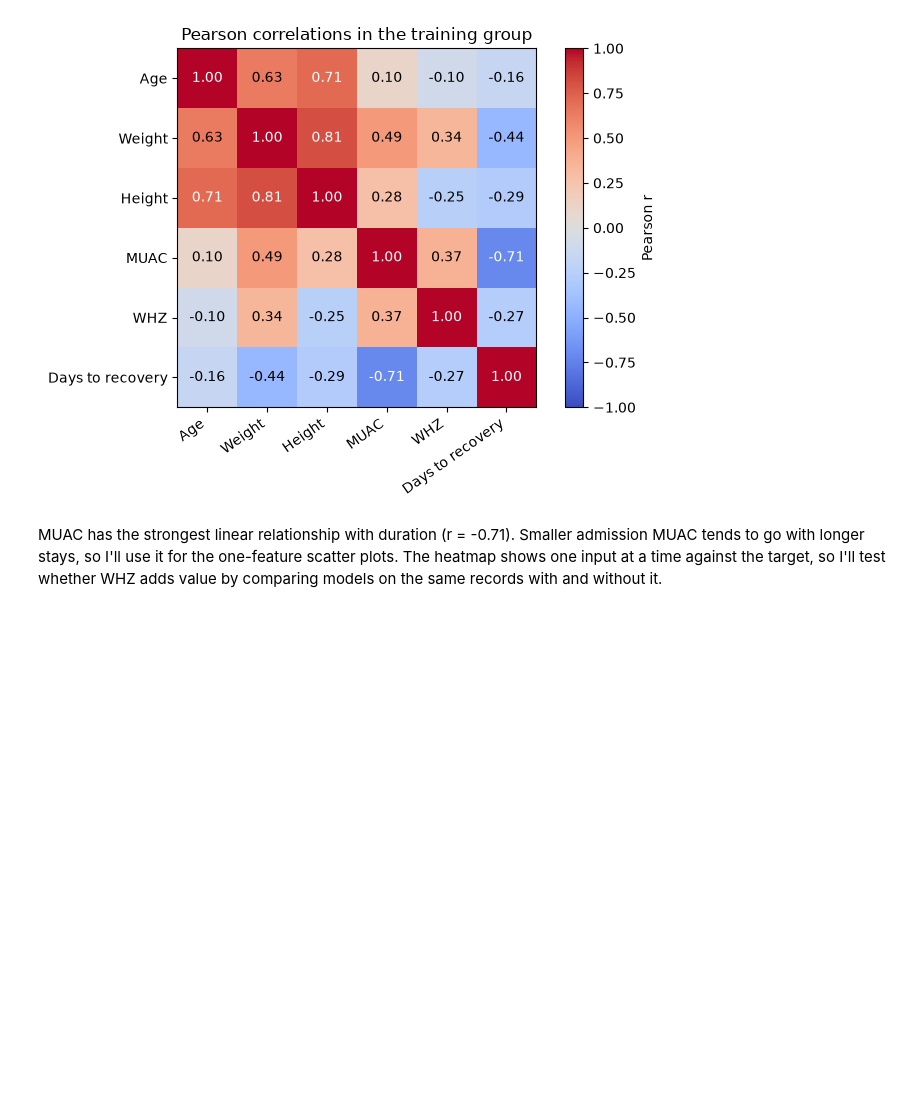
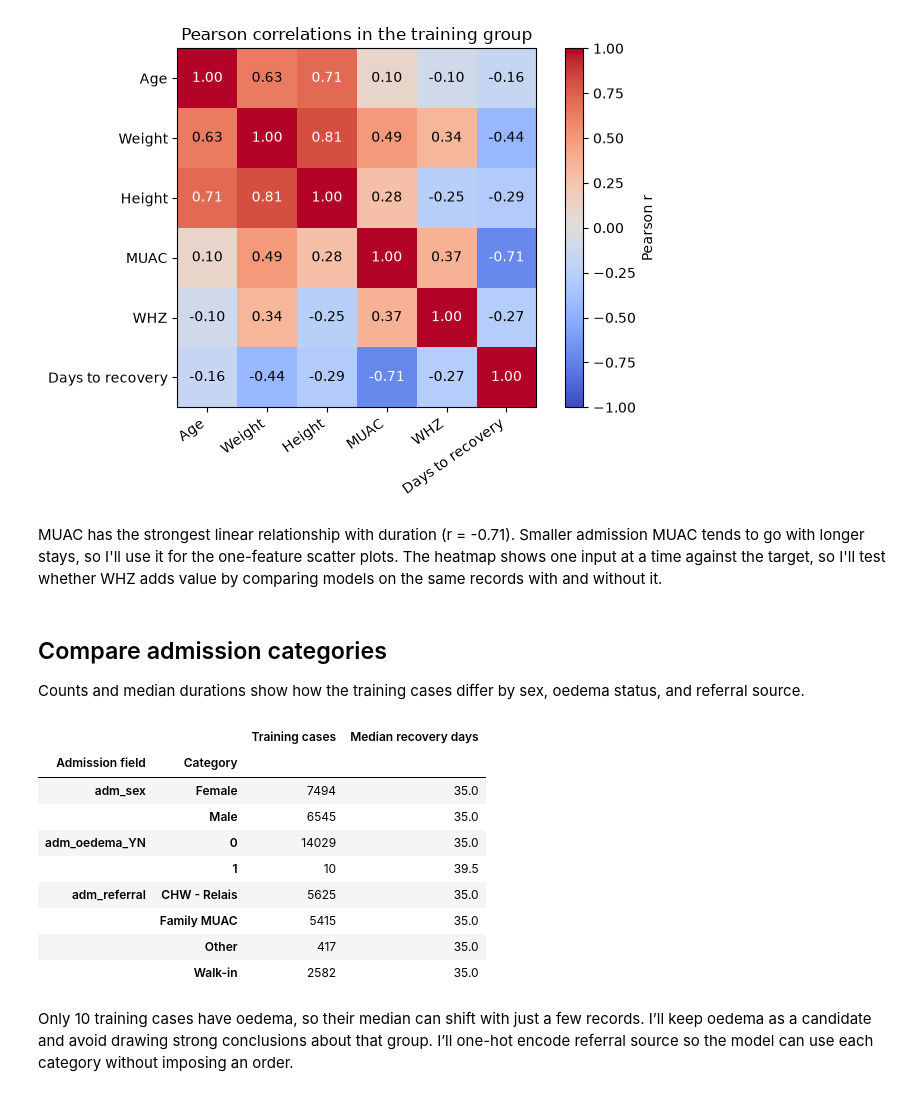
Before and after one commit to Mich-O/linear_regression_model, a Jupyter notebook: summative/linear_regression/multivariate.ipynb, the cells around one changed output. Saved outputs shown, nothing was run; the diff lists cells and outputs as text; code cells hidden in the pictures; blank space fills up the shorter version.

Commit message:
Summarize categorical admission inputs

```diff
--- a/summative/linear_regression/multivariate.ipynb
+++ b/summative/linear_regression/multivariate.ipynb
@@ -135,3 +135,33 @@ plt.show()
 [figure]
 # %% [markdown]
 MUAC has the strongest linear relationship with duration (r = -0.71). Smaller admission MUAC tends to go with longer stays, so I'll use it for the one-feature scatter plots. The heatmap shows one input at a time against the target, so I'll test whether WHZ adds value by comparing models on the same records with and without it.
+# %% [markdown]
+## Compare admission categories
+
+Counts and median durations show how the training cases differ by sex, oedema status, and referral source.
+# %%
+category_summary = pd.concat(
+    {
+        feature: train.groupby(feature)[target].agg(
+            cases="size", median_days="median"
+        )
+        for feature in categorical_features
+    },
+    names=["Admission field", "Category"],
+)
+category_summary.rename(
+    columns={"cases": "Training cases", "median_days": "Median recovery days"}
+)
+# %% [output]
+|  |  | Training cases | Median recovery days |
+| Admission field | Category |  |  |
+| adm_sex | Female | 7494 | 35.0 |
+|  | Male | 6545 | 35.0 |
+| adm_oedema_YN | 0 | 14029 | 35.0 |
+|  | 1 | 10 | 39.5 |
+| adm_referral | CHW - Relais | 5625 | 35.0 |
+|  | Family MUAC | 5415 | 35.0 |
+|  | Other | 417 | 35.0 |
+|  | Walk-in | 2582 | 35.0 |
+# %% [markdown]
+Only 10 training cases have oedema, so their median can shift with just a few records. I’ll keep oedema as a candidate and avoid drawing strong conclusions about that group. I’ll one-hot encode referral source so the model can use each category without imposing an order.
```
